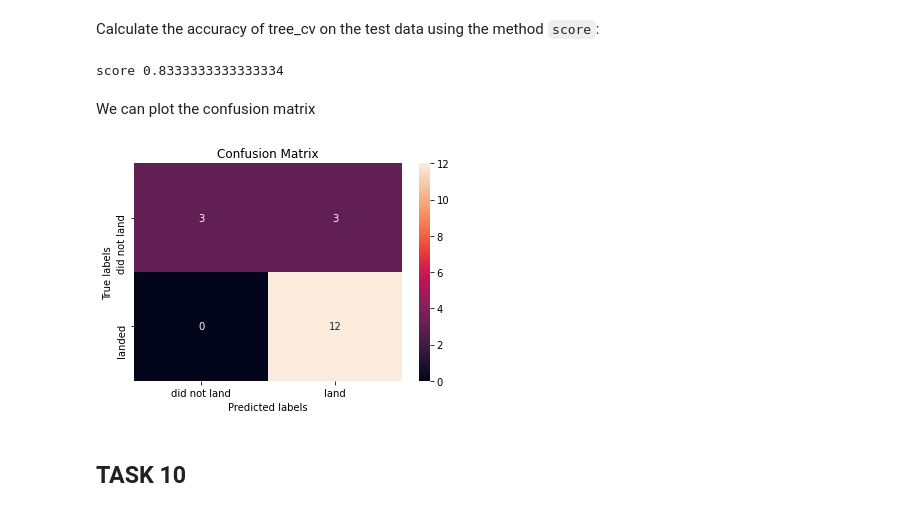
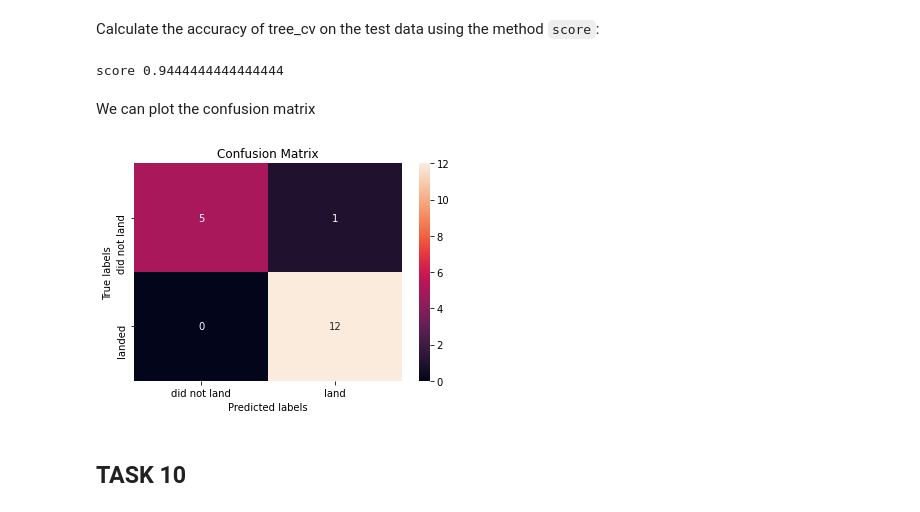
Before and after one commit to idanes-edx/Data-Science-and-Machine-Learning-Capstone-Project, a Jupyter notebook: Complete the Machine Learning Prediction lab.ipynb, the cells around one changed output. Drawn from its saved outputs; the diff is of its cells as text; code cells hidden in the pictures.

```diff
--- a/Complete the Machine Learning Prediction lab.ipynb
+++ b/Complete the Machine Learning Prediction lab.ipynb
@@ -207,0 +204,7 @@ score 0.8333333333333334
+# %%
+logreg_test = LogisticRegression(C=0.01, penalty='l2', solver='lbfgs')
+
+logreg_test.fit(X_test,Y_test)
+
+logreg_test_score=logreg_test.score(X_test,Y_test)
+print("score",logreg_test_score)
@@ -250,0 +252,7 @@ score 0.8333333333333334
+# %%
+svm_test = SVC(C=1.0, gamma=0.03162277660168379, kernel='sigmoid')
+
+svm_test.fit(X_test,Y_test)
+
+svm_test_score=svm_test.score(X_test,Y_test)
+print("score",svm_test_score)
@@ -290,17 +300,22 @@ accuracy : 0.9035714285714287
 ## TASK  9
 # %% [markdown]
 Calculate the accuracy of tree_cv on the test data using the method <code>score</code>:
-# %%
-print("score",tree_cv.score(X_test,Y_test))
-# %% [output]
-score 0.8333333333333334
+# %%
+tree_test = DecisionTreeClassifier(criterion='entropy', max_depth=10, max_features='sqrt', min_samples_leaf=1, min_samples_split=10, splitter='random')
+
+tree_test.fit(X_test,Y_test)
+
+tree_test_score=tree_test.score(X_test,Y_test)
+print("score",tree_test_score)
+# %% [output]
+score 0.9444444444444444
 # %% [markdown]
 We can plot the confusion matrix
 # %%
-yhat = tree_cv.predict(X_test)
-plot_confusion_matrix(Y_test,yhat)
+yhat_tree = tree_test.predict(X_test)
+plot_confusion_matrix(Y_test,yhat_tree)
 # %% [output]
-[figure, old version]
+[figure, new version]
 # %% [markdown]
 ## TASK  10
 # %% [markdown]
```
Also changed, not shown: parts of 18 cells of this notebook.
